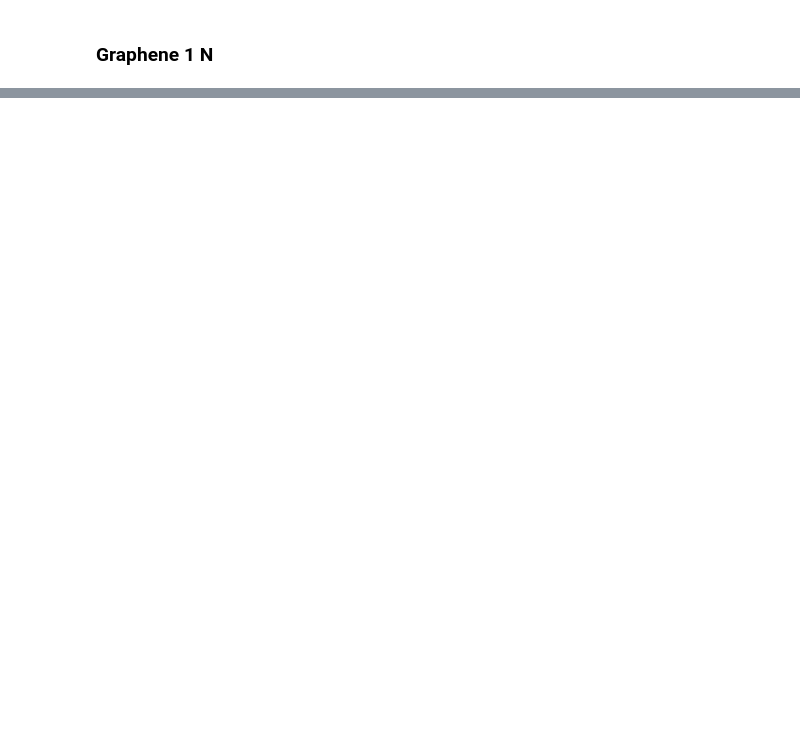
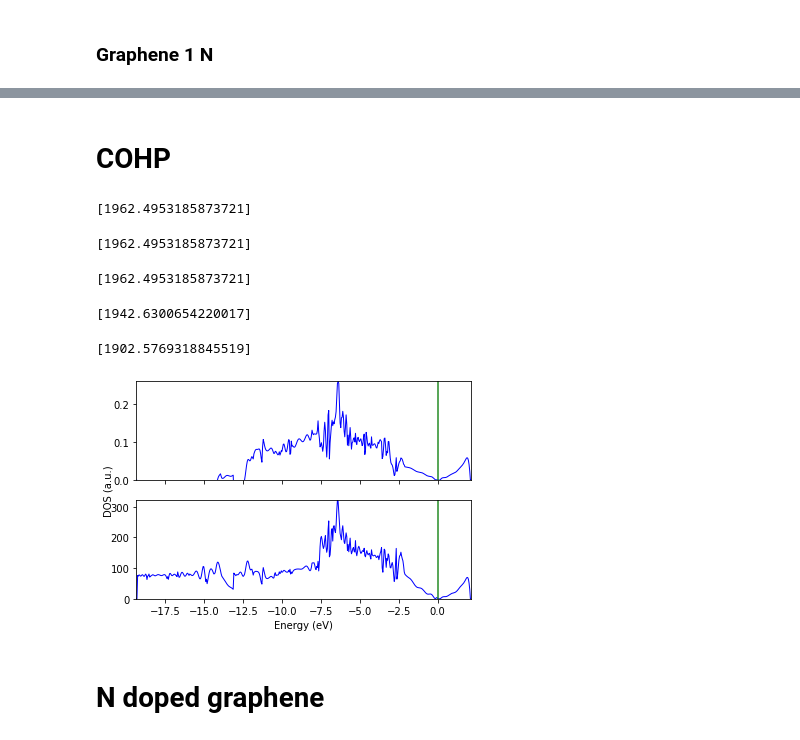
Before and after one commit to cmc-ucl/quantum_computing, a Jupyter notebook: Experiments_discrete.ipynb, the cells around one changed output, grey strips where cells are left out. Cells and saved outputs as stored; diff of their text form; code cells hidden in the pictures; blank space fills up the shorter version.

```diff
--- a/Experiments_discrete.ipynb
+++ b/Experiments_discrete.ipynb
@@ -473,0 +2917,2 @@ df.drop(not_keep2)
+# %% [markdown]
+# COHP
@@ -473,0 +2923,42 @@ df.drop(not_keep2)
+# %%
+def int_cohp(cohp):
+
+    cohp_data = []
+    for line in cohp.data[4:-1]:
+        new_line = [ float(x.strip('\n')) for x in re.split(' +', line.lstrip())]
+        cohp_data.append(new_line)
+    cohp_data = np.array(cohp_data)
+    cohp_data[:,0] = cohp_data[:,0]*27.2114
+    min_energy = cohp_data[0,0]
+    max_energy = cohp_data[-1,0]
+    energy_step = (max_energy-min_energy)/cohp.n_energy
+    bond_strength = [np.sum((cohp_data[:,0] < 0.)*cohp_data[:,i]*energy_step) for i in range(2,cohp.n_proj+1)]
+    #print(np.sum((cohp_data[:,0] < 0.)*cohp_data[:,2]*cohp_data[:,0])/cohp.n_energy)
+    print(bond_strength)
+    return(bond_strength)
+int_cohp(cohp)
+# %% [output]
+[1962.4953185873721]
+[1962.4953185873721]
+# %%
+cohp = Properties_output().read_cry_doss('./data/crystal/graphene_18_1N_cohp_dat.cohp')
+CN_bond_s = int_cohp(cohp)
+# %% [output]
+[1962.4953185873721]
+# %%
+cohp = Properties_output().read_cry_doss('./data/crystal/graphene_18_2N2s_cohp_dat.cohp')
+CN_bond_s = int_cohp(cohp)
+# %% [output]
+[1942.6300654220017]
+# %%
+cohp = Properties_output().read_cry_doss('./data/crystal/graphene_18_3N2s_cohp_dat.cohp')
+CN_bond_s = int_cohp(cohp)
+# %% [output]
+[1902.5769318845519]
+# %%
+from plot import *
+plot_cry_doss(cohp)
+# %% [output]
+[figure, added]
+# %% [markdown]
+# N doped graphene
```
Also changed, not shown: parts of 263 cells of this notebook.
